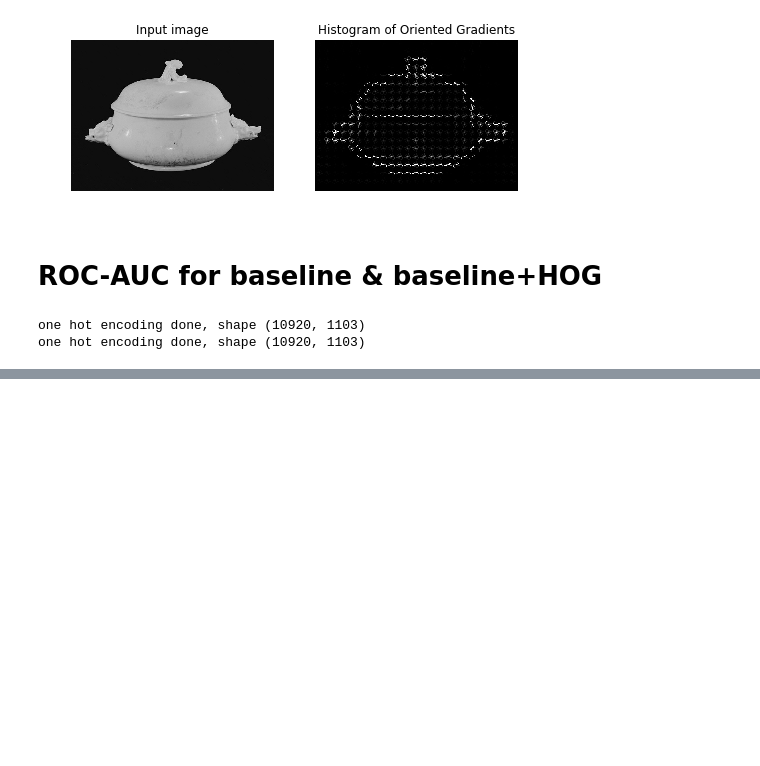
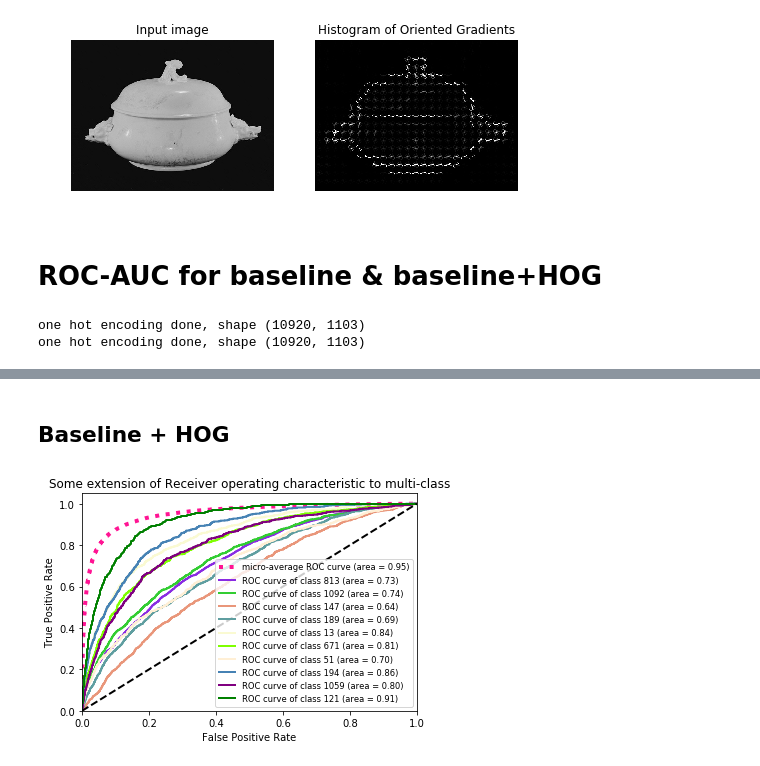
Before and after one commit to tsy935/CS231N_CZT, a Jupyter notebook: analyses/Ruge Eval.ipynb, the cells around one changed output, grey strips where cells are left out. Saved outputs shown, nothing was run; the diff lists cells and outputs as text; code cells hidden in the pictures; blank space fills up the shorter version.

```diff
--- a/analyses/Ruge Eval.ipynb
+++ b/analyses/Ruge Eval.ipynb
@@ -230,0 +173,6 @@ def plot_tsne(embeddings, labels, perplexity=7, n_components=2):
+# %% [markdown]
+## Baseline + HOG
+# %%
+ROC_multiclass_multilabel(np.array(baseline_dev_pred), np.array(dev_ground_truth_ohe))
+# %% [output]
+[figure, added]
```
Also changed, not shown: parts of 18 cells of this notebook, 2 other files.
